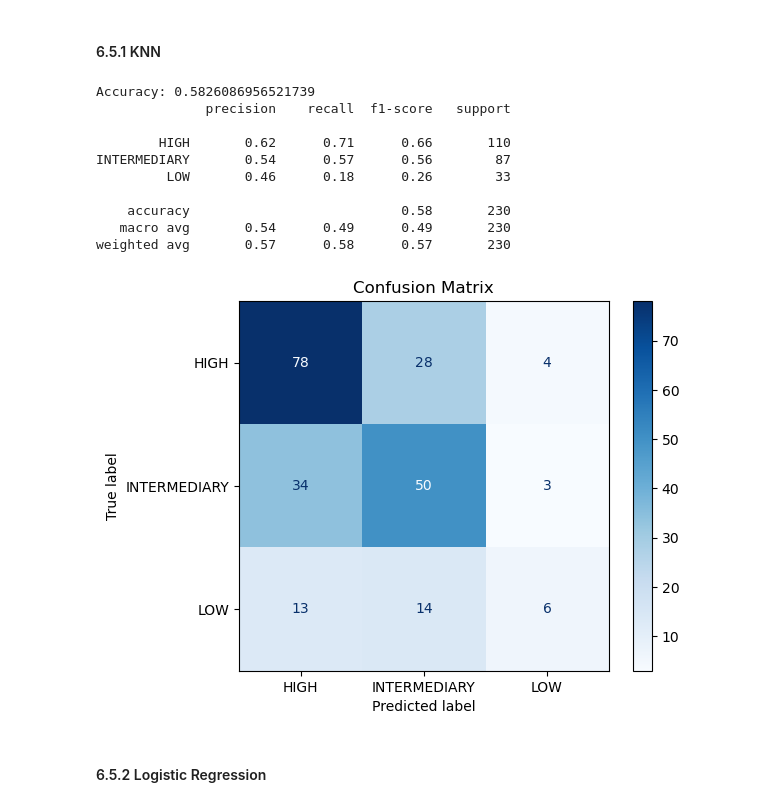
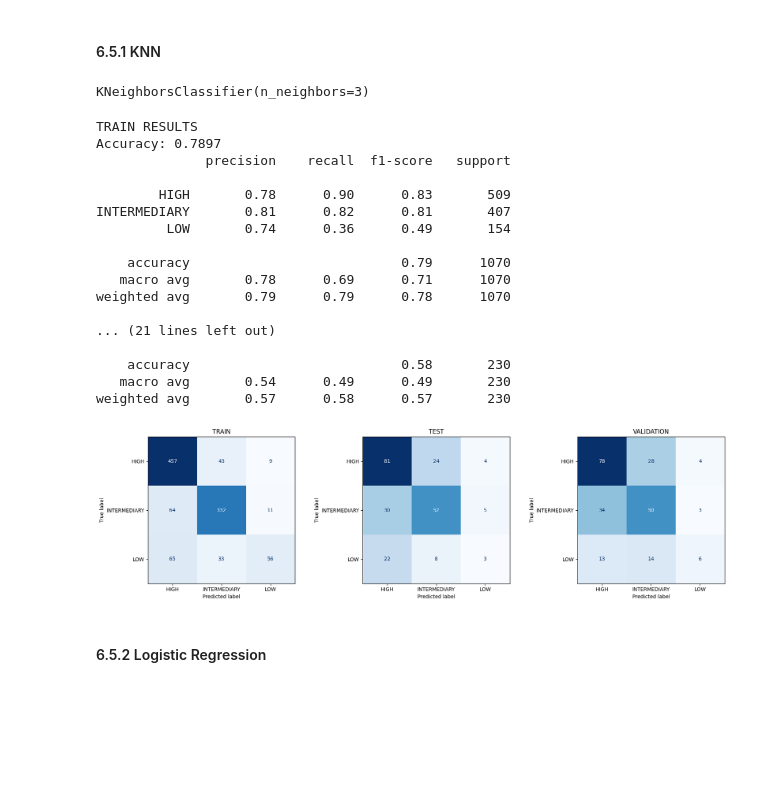
Before and after one commit to shampeyndadi/STINTSY_MCO, a Jupyter notebook: MCO.ipynb, the cells around one changed output. Saved outputs shown, nothing was run; the diff lists cells and outputs as text; code cells hidden in the pictures; blank space fills up the shorter version.

Commit message:
feat: added results training to validation for knn and logistic regression

```diff
--- a/MCO.ipynb
+++ b/MCO.ipynb
@@ -850,34 +857,55 @@ X_test_scaled = scaler.transform(X_test)
+# %%
+model.fit(X_train_scaled, y_train)
+# %% [output]
+KNeighborsClassifier(n_neighbors=3)
 # %%
-model = KNeighborsClassifier(n_neighbors=3)
-model.fit(X_train_scaled, y_train)
+y_predicted_train = model.predict(X_train_scaled)
+y_predicted_test = model.predict(X_test_scaled)
+y_predicted_val = model.predict(X_val_scaled)
 
-y_predicted_val = model.predict(X_val_scaled)
-print("Accuracy:", accuracy_score(y_val, y_predicted_val))
-print(classification_report(y_val, y_predicted_val))
+evaluate("TRAIN", y_train, y_predicted_train)
+evaluate("TEST", y_test, y_predicted_test)
+evaluate("VALIDATION", y_val, y_predicted_val)
 # %% [output]
-Accuracy: 0.5826086956521739
+TRAIN RESULTS
+Accuracy: 0.7897
               precision    recall  f1-score   support
 
-        HIGH       0.62      0.71      0.66       110
-INTERMEDIARY       0.54      0.57      0.56        87
-         LOW       0.46      0.18      0.26        33
+        HIGH       0.78      0.90      0.83       509
+INTERMEDIARY       0.81      0.82      0.81       407
+         LOW       0.74      0.36      0.49       154
+
+    accuracy                           0.79      1070
+   macro avg       0.78      0.69      0.71      1070
+weighted avg       0.79      0.79      0.78      1070
+
+... (21 lines left out)
 
     accuracy                           0.58       230
    macro avg       0.54      0.49      0.49       230
 weighted avg       0.57      0.58      0.57       230
 # %%
-cm = confusion_matrix(y_val, y_predicted_val)
+cm_train = confusion_matrix(y_train, y_predicted_train)
+cm_test = confusion_matrix(y_test, y_predicted_test)
+cm_val = confusion_matrix(y_val, y_predicted_val)
 
-disp = ConfusionMatrixDisplay(
-    confusion_matrix=cm,
-    display_labels=['HIGH', 'INTERMEDIARY', 'LOW']
-)
+labels = ['HIGH', 'INTERMEDIARY', 'LOW']
 
-disp.plot(cmap='Blues')
-plt.title("Confusion Matrix")
+fig, axes = plt.subplots(1, 3, figsize=(18, 5))
+
+for ax, cm, title in zip(
+    axes,
+    [cm_train, cm_test, cm_val],
+    ["TRAIN", "TEST", "VALIDATION"]
+):
+    disp = ConfusionMatrixDisplay(confusion_matrix=cm, display_labels=labels)
+    disp.plot(ax=ax, cmap='Blues', colorbar=False)
+    ax.set_title(title)
+
+plt.tight_layout()
 plt.show()
 # %% [output]
-[figure, old version]
+[figure, new version]
 # %% [markdown]
 #### 6.5.2 Logistic Regression
 # %%
```
Also changed, not shown: parts of 23 cells of this notebook.
